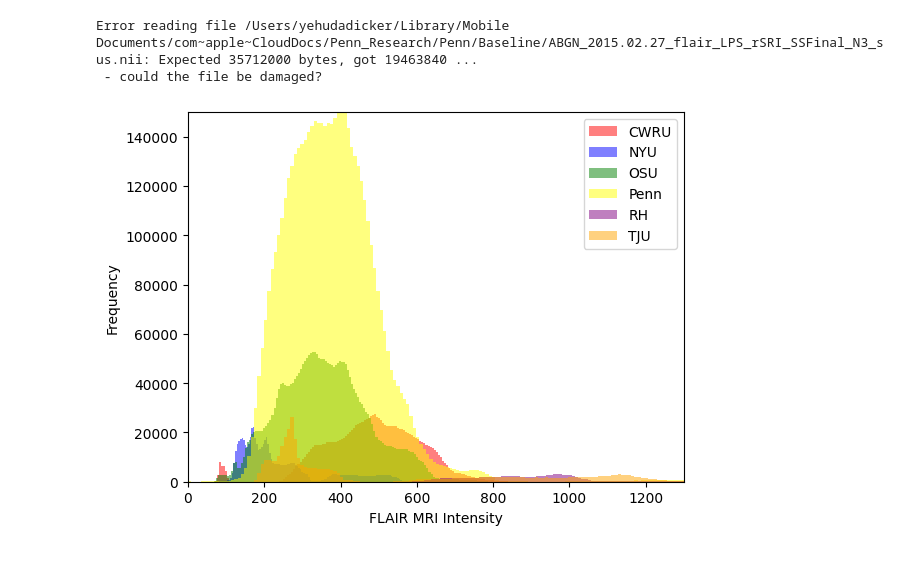
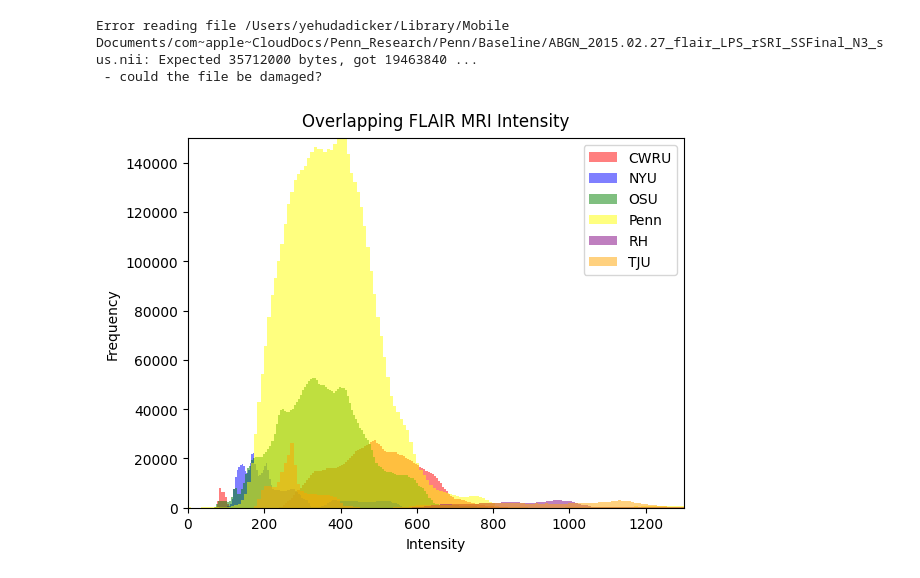
Before and after one commit to YehudaDicker/inter-scanner-comp, a Jupyter notebook: Baseline/Combined Histograms/Overlapping/combined_flair.ipynb, the cells around one changed output. Drawn from its saved outputs; the diff is of its cells as text; code cells hidden in the pictures.

```diff
--- a/Baseline/Combined Histograms/Overlapping/combined_flair.ipynb
+++ b/Baseline/Combined Histograms/Overlapping/combined_flair.ipynb
@@ -56,32 +56,34 @@ for index, (institution, paths) in enumerate(institutions.items()):
         try:
             adc_img = nib.load(adc_file)
             segmented_img = nib.load(segmented_file)
             adc_data = adc_img.get_fdata()
             segmented_data = segmented_img.get_fdata()
             edema_adc_values = adc_data[segmented_data == 2]
             all_edema_adc_values.extend(edema_adc_values)
 
         except Exception as e:
             print(f"Error reading file {adc_file}: {e}")
             continue
 
     # Filter out values above 1200
     all_edema_adc_values = [x for x in all_edema_adc_values if x <= 1300]
     # Plot the histogram for each institution after collecting all ADC values
     plt.hist(all_edema_adc_values, bins=bin_size, alpha=0.5, color=colors[index], label=institution)
 
 # Add labels and legend to the histogram plot
-plt.xlabel('FLAIR MRI Intensity')
+plt.title('Overlapping FLAIR MRI Intensity', y=1.01)
+
+plt.xlabel('Intensity')
 plt.ylabel('Frequency')
 plt.legend()
 
 # Set the upper limit of the x-axis
 plt.xlim(left=0, right=1300)
 plt.ylim(top=150000)
 
 # Show the histogram plot
 plt.show()
 # %% [output]
 Error reading file /Users/yehudadicker/Library/Mobile Documents/com~apple~CloudDocs/Penn_Research/Penn/Baseline/ABGN_2015.02.27_flair_LPS_rSRI_SSFinal_N3_sus.nii: Expected 35712000 bytes, got 19463840 ...
  - could the file be damaged?
-[figure, old version]
+[figure, new version]
```
Also changed, not shown: 24 other files.
